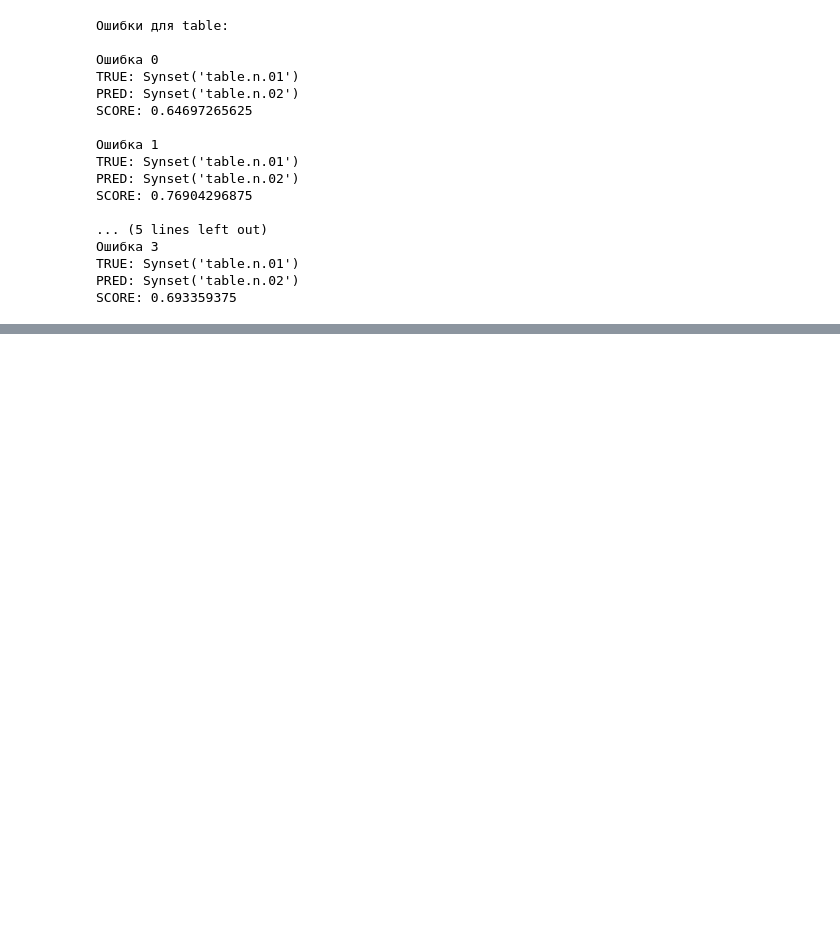
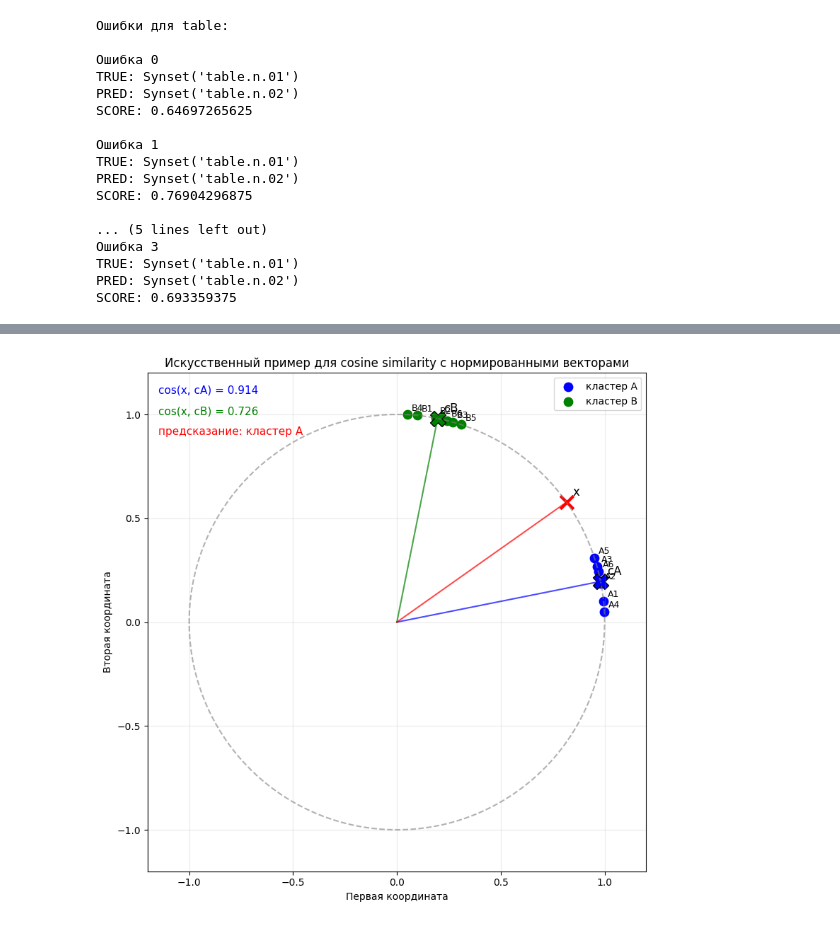
Before and after one commit to sonya-zador/wsd_project, a Jupyter notebook: wsd_final.ipynb, the cells around one changed output, grey strips where cells are left out. Saved outputs shown, nothing was run; the diff lists cells and outputs as text; code cells hidden in the pictures; blank space fills up the shorter version.

```diff
--- a/wsd_final.ipynb
+++ b/wsd_final.ipynb
@@ -790,0 +1005,93 @@ visualize_result_with_error_ids(table_res, method="tsne", save_path="figures/tab
+# %%
+def normalize(v):
+    v = np.array(v, dtype=float)
+    norm = np.linalg.norm(v)
+    if norm == 0:
+        return v
+    return v / norm
+
+def cosine(u, v):
+    return np.dot(u, v) / (np.linalg.norm(u) * np.linalg.norm(v))
+
+cA = normalize([1.0, 0.2])
+cB = normalize([0.2, 1.0])
+
+# Кластер A
+A = np.array([
+    normalize([1.00, 0.10]),
+    normalize([0.95, 0.18]),
+    normalize([0.90, 0.25]),
+    normalize([0.98, 0.05]),
+    normalize([0.92, 0.30]),
+    normalize([0.88, 0.22]),
+])
+
+# Кластер B
+B = np.array([
+    normalize([0.10, 1.00]),
+    normalize([0.18, 0.95]),
+    normalize([0.25, 0.90]),
+    normalize([0.05, 0.98]),
+    normalize([0.30, 0.92]),
+    normalize([0.22, 0.88]),
+])
+
+# Тестовая точка
+x = normalize([0.82, 0.58])
+
+cos_A = cosine(x, cA)
+cos_B = cosine(x, cB)
+
+pred = "A" if cos_A > cos_B else "B"
+
+fig, ax = plt.subplots(figsize=(8, 8))
+
+theta = np.linspace(0, 2 * np.pi, 400)
+ax.plot(np.cos(theta), np.sin(theta), linestyle="--", color="gray", alpha=0.6)
+
+# Точки кластеров
+ax.scatter(A[:, 0], A[:, 1], color="blue", s=80, label="кластер A")
+ax.scatter(B[:, 0], B[:, 1], color="green", s=80, label="кластер B")
+
+# Центры
+ax.scatter(cA[0], cA[1], color="blue", marker="X", s=250, edgecolors="black")
+ax.scatter(cB[0], cB[1], color="green", marker="X", s=250, edgecolors="black")
+
+# Тестовая точка
+ax.scatter(x[0], x[1], color="red", marker="x", s=180, linewidths=3)
+
+ax.plot([0, cA[0]], [0, cA[1]], color="blue", alpha=0.7)
+ax.plot([0, cB[0]], [0, cB[1]], color="green", alpha=0.7)
+ax.plot([0, x[0]], [0, x[1]], color="red", alpha=0.7)
+
+ax.text(cA[0] + 0.03, cA[1] + 0.03, "cA", fontsize=12)
+ax.text(cB[0] + 0.03, cB[1] + 0.03, "cB", fontsize=12)
+ax.text(x[0] + 0.03, x[1] + 0.03, "x", fontsize=12)
+
+for i, p in enumerate(A, start=1):
+    ax.text(p[0] + 0.02, p[1] + 0.02, f"A{i}", fontsize=9)
+
+for i, p in enumerate(B, start=1):
+    ax.text(p[0] + 0.02, p[1] + 0.02, f"B{i}", fontsize=9)
+ax.text(-1.15, 1.10, f"cos(x, cA) = {cos_A:.3f}", color="blue", fontsize=11)
+ax.text(-1.15, 1.00, f"cos(x, cB) = {cos_B:.3f}", color="green", fontsize=11)
+ax.text(-1.15, 0.90, f"предсказание: кластер {pred}", color="red", fontsize=11)
+
+ax.set_title("Искусственный пример для cosine similarity с нормированными векторами")
+ax.set_xlabel("Первая координата")
+ax.set_ylabel("Вторая координата")
+ax.set_aspect("equal")
+ax.set_xlim(-1.2, 1.2)
+ax.set_ylim(-1.2, 1.2)
+ax.legend()
+ax.grid(alpha=0.25)
+
+plt.tight_layout()
+plt.show()
+
+print("Все точки нормированы: ||v|| = 1")
+print(f"cos(x, cA) = {cos_A:.6f}")
+print(f"cos(x, cB) = {cos_B:.6f}")
+print(f"Алгоритм относит x к кластеру {pred}")
+# %% [output]
+[figure, added]
```
Also changed, not shown: parts of 24 cells of this notebook, 25 other files.
